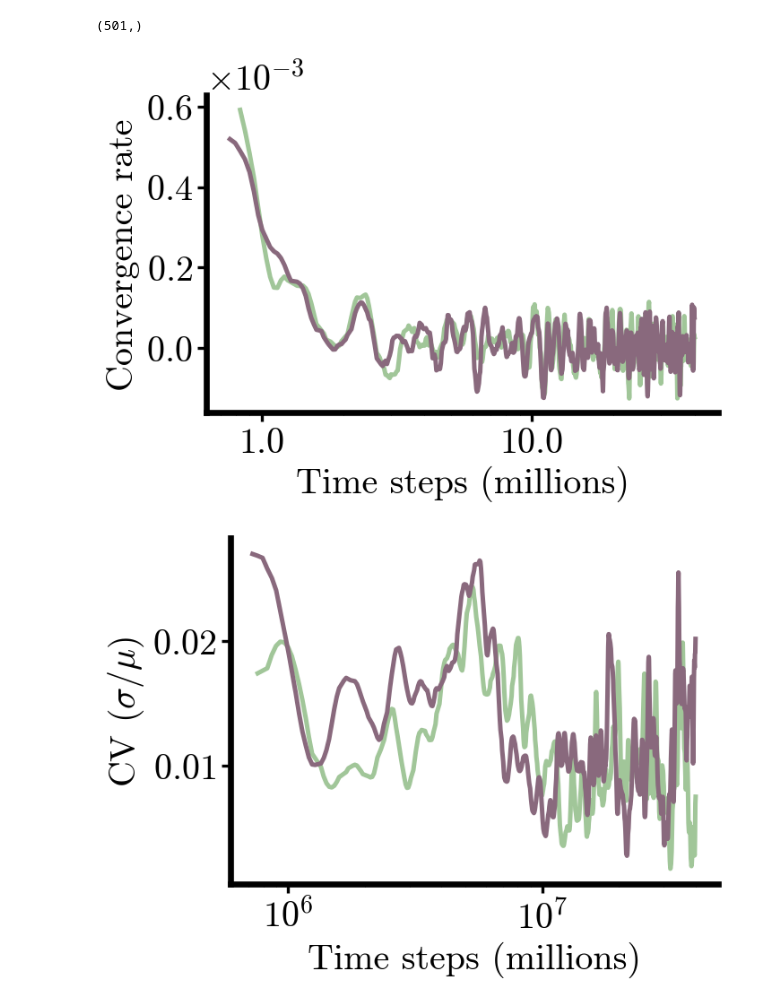
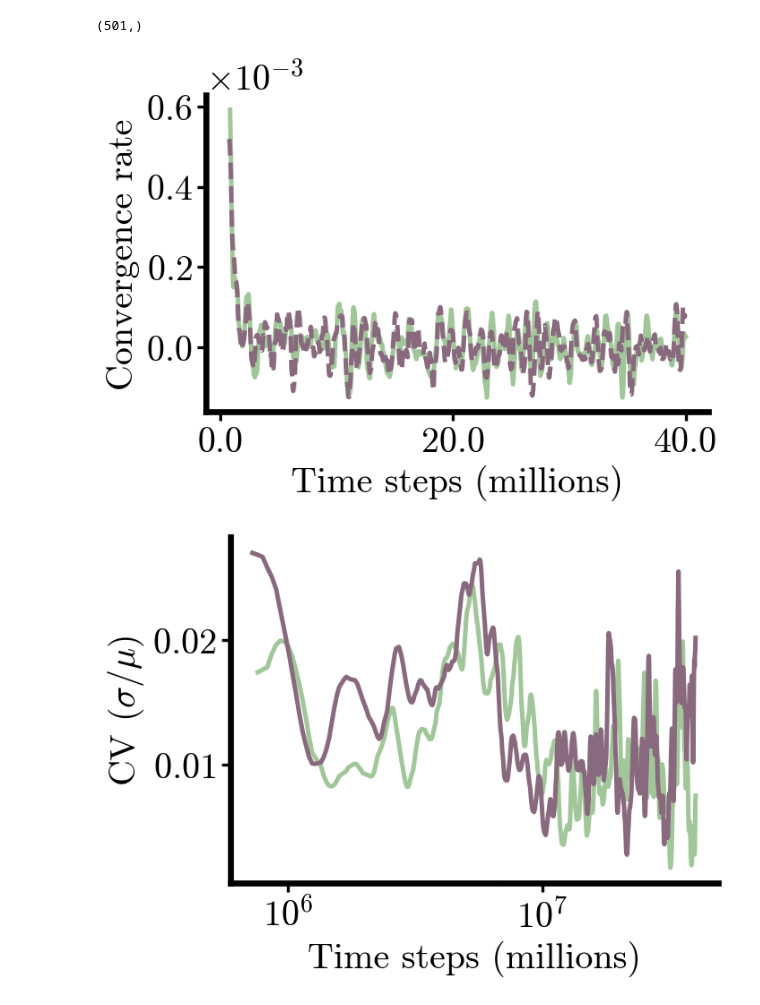
Before and after one commit to BartvLaatum/GreenLightGym, a Jupyter notebook: greenlight_gym/visualisations/rollout_reward.ipynb, the cells around one changed output. Cells and saved outputs as stored; diff of their text form; code cells hidden in the pictures.

Commit message:
visualisation files

```diff
--- a/greenlight_gym/visualisations/rollout_reward.ipynb
+++ b/greenlight_gym/visualisations/rollout_reward.ipynb
@@ -389,33 +452,33 @@ np.arange(501).shape
 # %%
 colors = [cm.tokyoS(4), cm.tokyoS(6)]
 convergence_rate_1 = np.gradient(seeds_dfs[0]['mean'], seeds_dfs[0].index)
 convergence_rate_2 = np.gradient(seeds_dfs[1]['mean'], seeds_dfs[1].index)
 
 def moving_average(data, window_size):
     return np.convolve(data, np.ones(window_size) / window_size, mode='valid')
 
 window_size =10
 
 smoothed_rate_1 = moving_average(convergence_rate_1, window_size=window_size)
 smoothed_rate_2 = moving_average(convergence_rate_2, window_size=window_size)
 
 fig, ax = plt.subplots(dpi=120)
 ax.plot(seeds_dfs[0].index[window_size-1:], smoothed_rate_1,color=colors[0], label='Additive reward')
-ax.plot(seeds_dfs[1].index[window_size-1:], smoothed_rate_2, color=colors[1],label='Multiplicative reward')
+ax.plot(seeds_dfs[1].index[window_size-1:], smoothed_rate_2, color=colors[1],label='Multiplicative reward', linestyle='--')
 
-ax.set_xscale('log')
+# ax.set_xscale('log')
 # ax.set_xticks(np.round(np.linspace(0, 4e7, 5), 0))
 formatter = FuncFormatter(format_ticks)
 ax.xaxis.set_major_formatter(formatter)
 ax.set_xlabel('Time steps (millions)')
 ax.set_ylabel('Convergence rate')
 ax.ticklabel_format(axis='y', style='sci', scilimits=(-3,-3))
 # ax.legend()
 
 fig.tight_layout()
 fig.savefig('convergence-rate-xlog.svg')
 # %% [output]
-[figure, old version]
+[figure, new version]
 # %%
 colors = [cm.tokyoS(4), cm.tokyoS(6)]
 cv_loss_1 = seeds_dfs[0]['std'] /seeds_dfs[0]['mean']
```
Also changed, not shown: parts of 13 cells of this notebook, 9 other files.
